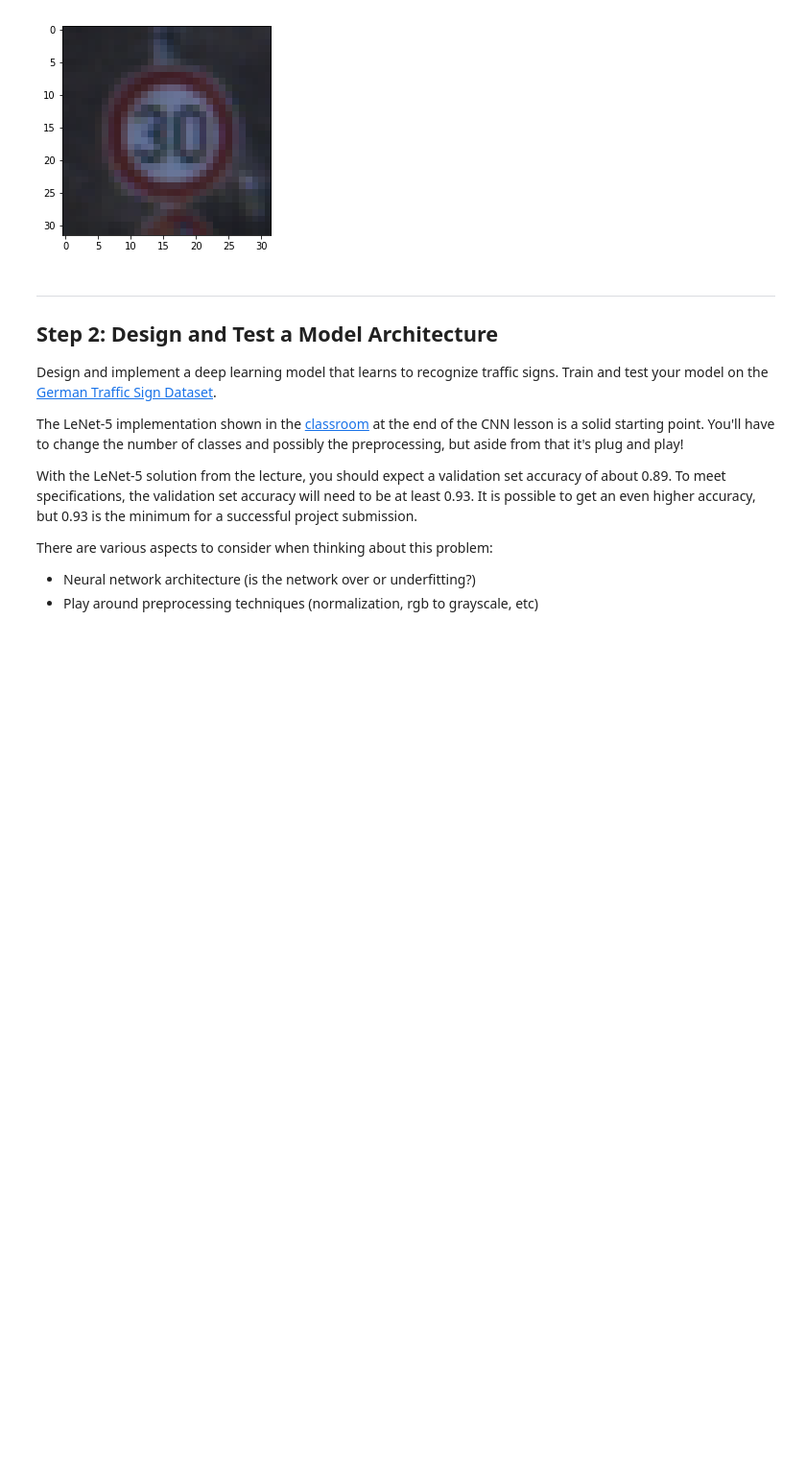
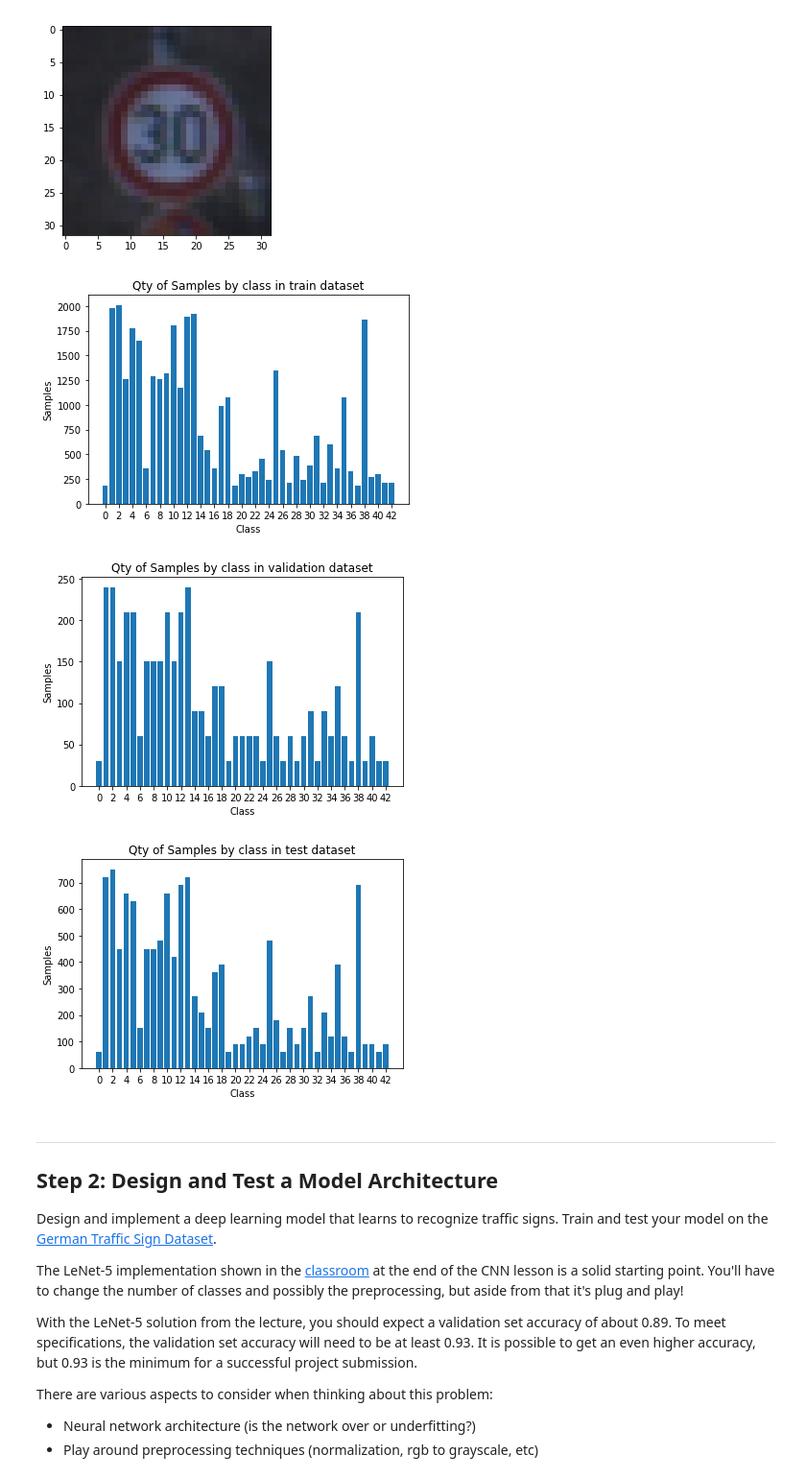
Before and after one commit to letyrodridc/Self-Driving-Car-Udacity, a Jupyter notebook: Traffic-Sign-Classifier/Traffic_Sign_Classifier.ipynb, the cells around one changed output. Shown: that part at 96% size. Saved outputs shown, nothing was run; the diff lists cells and outputs as text; code cells hidden in the pictures; blank space fills up the shorter version.

```diff
--- a/Traffic-Sign-Classifier/Traffic_Sign_Classifier.ipynb
+++ b/Traffic-Sign-Classifier/Traffic_Sign_Classifier.ipynb
@@ -104,6 +106,26 @@ plt.imshow(img)
 plt.show()
 # %% [output]
 [figure]
+# %%
+def show_samples_classes(title, y_data):
+    samples_of_each_class = [0]*n_classes
+    for y in y_data:
+        samples_of_each_class[y] = samples_of_each_class[y]+1
+
+    plt.ylabel('Samples')
+    plt.xlabel('Class')
+    plt.title("Qty of Samples by class in "+title)
+    plt.xticks(range(0,n_classes,2))
+    plt.bar(range(n_classes), samples_of_each_class)
+    plt.show()
+
+show_samples_classes('train dataset', y_train)
+show_samples_classes('validation dataset', y_valid)
+show_samples_classes('test dataset', y_test)
+# %% [output]
+[figure, added]
+[figure, added]
+[figure, added]
 # %% [markdown]
 ----
 
```
Also changed, not shown: parts of 2 cells of this notebook, 22 other files.
